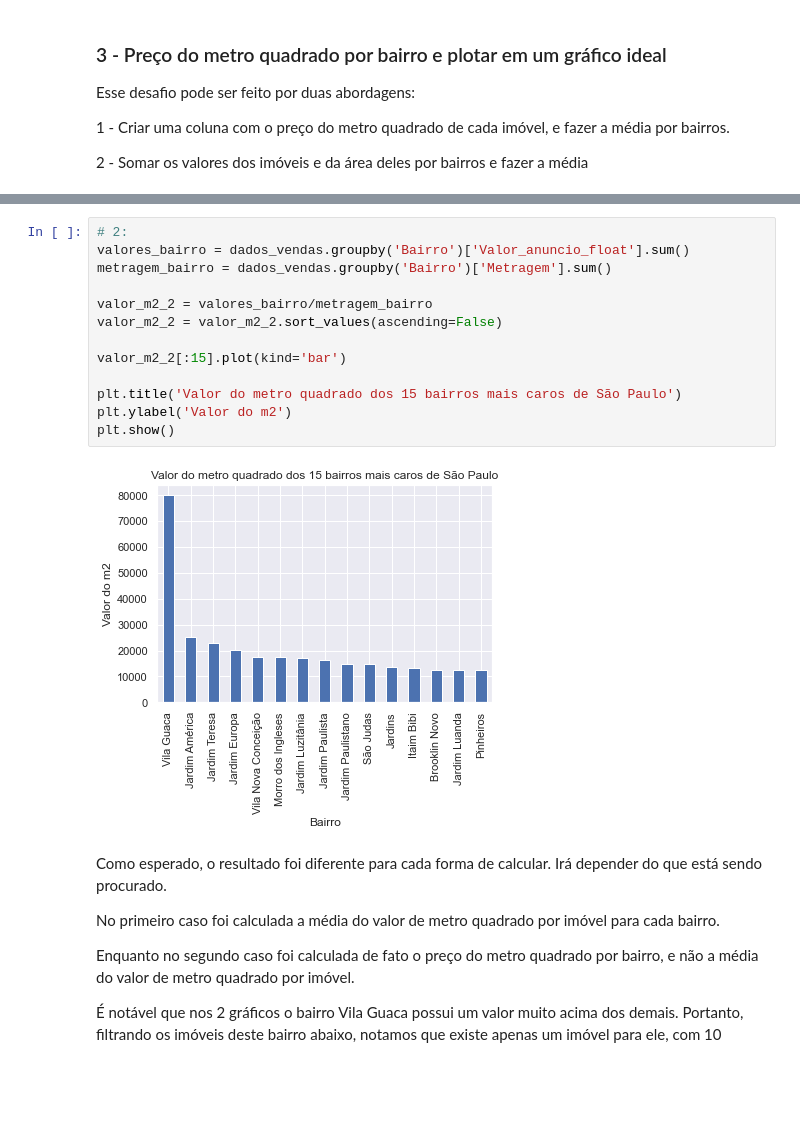
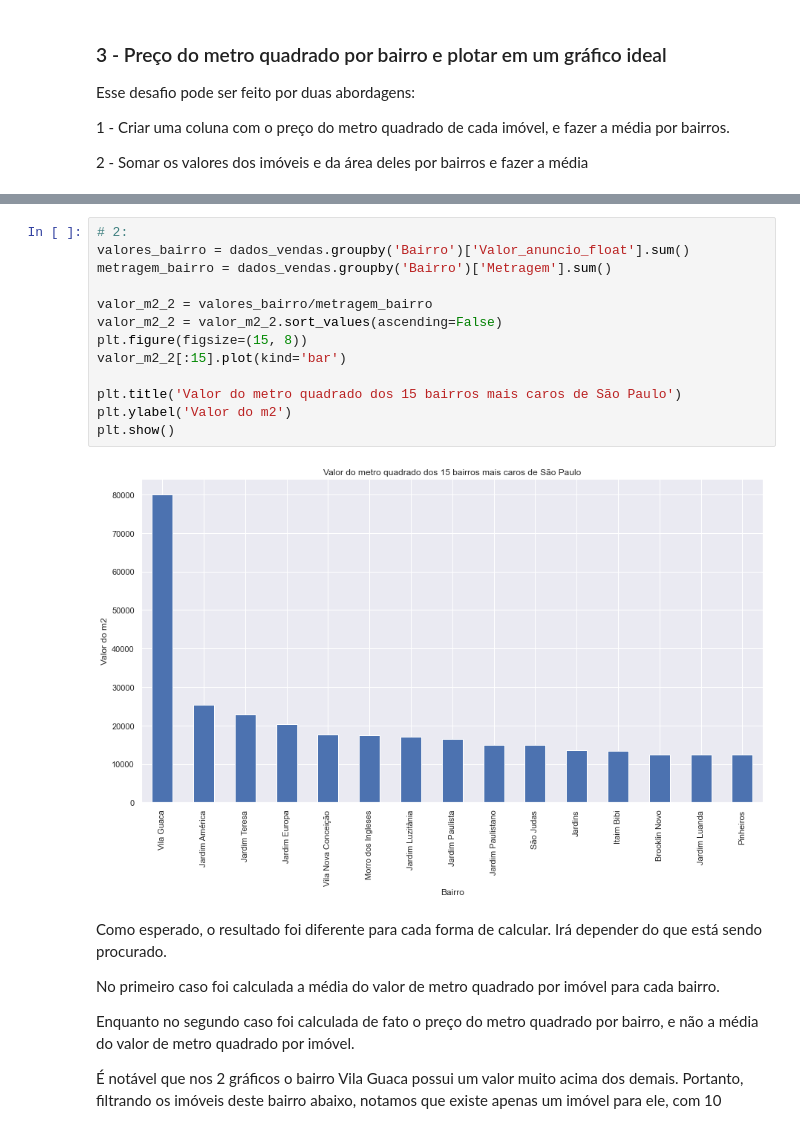
Before and after one commit to iagomachadoeng/Imersao_Dados_Alura_04, a Jupyter notebook: Imersao_dados_4_aula02.ipynb, the cells around one changed output, grey strips where cells are left out. Saved outputs shown, nothing was run; the diff lists cells and outputs as text; blank space fills up the shorter version.

```diff
--- a/Imersao_dados_4_aula02.ipynb
+++ b/Imersao_dados_4_aula02.ipynb
@@ -405,18 +405,18 @@ See the caveats in the documentation: https://pandas.pydata.org/pandas-docs/stab
 # %%
 # 2:
 valores_bairro = dados_vendas.groupby('Bairro')['Valor_anuncio_float'].sum()
 metragem_bairro = dados_vendas.groupby('Bairro')['Metragem'].sum()
 
 valor_m2_2 = valores_bairro/metragem_bairro
 valor_m2_2 = valor_m2_2.sort_values(ascending=False)
-
+plt.figure(figsize=(15, 8))
 valor_m2_2[:15].plot(kind='bar')
 
 plt.title('Valor do metro quadrado dos 15 bairros mais caros de São Paulo')
 plt.ylabel('Valor do m2')
 plt.show()
 # %% [output]
-[figure, old version]
+[figure, new version]
 # %% [markdown]
 Como esperado, o resultado foi diferente para cada forma de calcular. Irá depender do que está sendo procurado.
 
```
Also changed, not shown: parts of 7 cells of this notebook.
